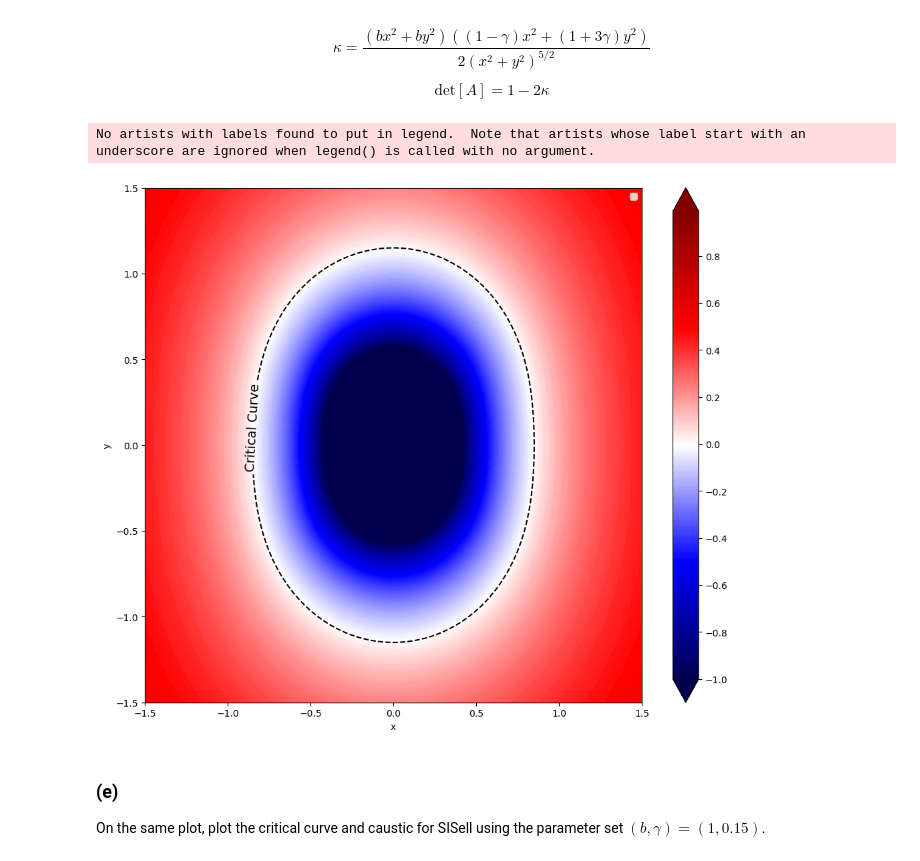
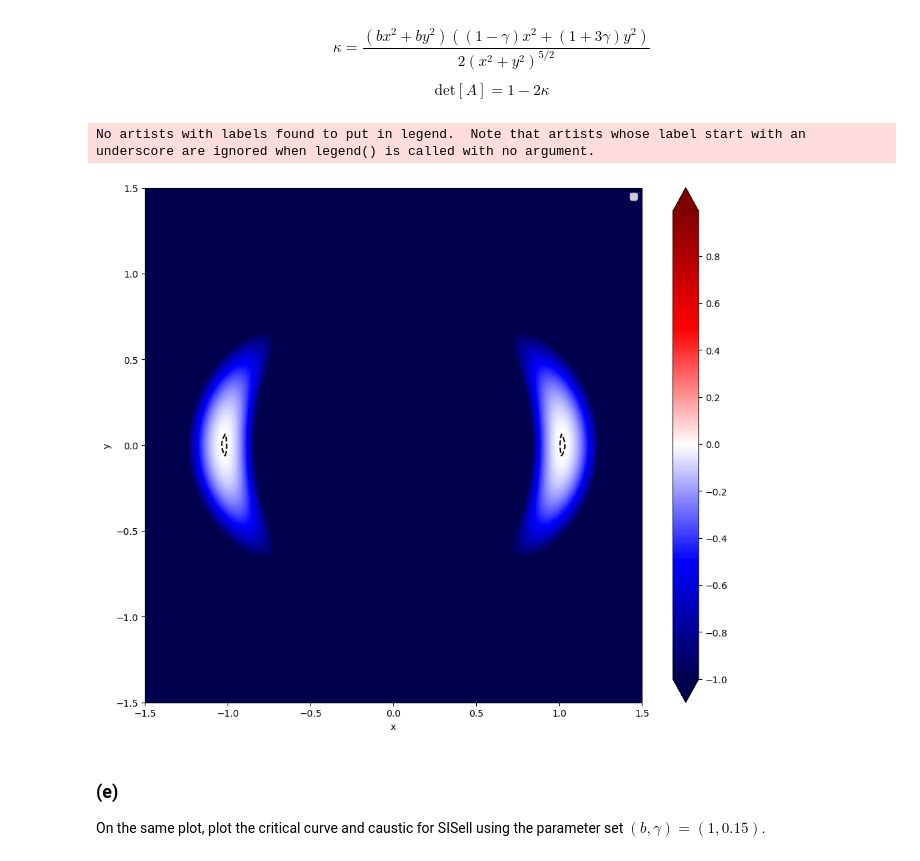
Before and after one commit to tylerbarna/AST8110, a Jupyter notebook: pset04/pset04.ipynb, the cells around one changed output. Cells and saved outputs as stored; diff of their text form; code cells hidden in the pictures.

```diff
--- a/pset04/pset04.ipynb
+++ b/pset04/pset04.ipynb
@@ -89,7 +89,10 @@ x,y = np.linspace(-1.5,1.5,100), np.linspace(-1.5,1.5,100)
 X,Y = np.meshgrid(x,y)
 
 def det(x,y,b,gamma): ## det
+    xx, yy = x**2, y**2
+    kappa = (b/2) * (xx+yy)**(-5/2) + ((xx+yy)**2 +3*gamma*(xx+yy)*yy-xx)
     det = (1 -  ((b*x**2+b*y**2)*((1-3*gamma)*x**2+(1+3*gamma)*y**2))/(x**2+y**2)**(5/2))
+    det = 1- 2*kappa
     return det
 
 def deflection(x,y,b,gamma): ## deflection
@@ -107,34 +110,34 @@ curve = ax.contour(X,Y,det(X,Y,b,gamma),levels=[0],colors='black',linestyles='da
 #curve2 = ax.contour(X,Y,deflection(X,Y,b,gamma),levels=[0],colors='black')
 # curve2 = ax.contour(X,Y,deflection(X,Y,b,gamma),levels=[0],colors='black')
 cbar = ax.contourf(X,Y,det(X,Y,b,gamma),np.arange(-1,1,.01),cmap='seismic',extend='both')
 
 defl_x, defl_y = deflection(x,y,b,gamma)
 X2, Y2 = np.meshgrid(x-defl_x,y-defl_y)
 
 # curve2 = ax.contour(X2,Y2,det(1/(X),1/(Y),b,gamma),levels=[0],colors='black')
 #ax.plot(X2,Y2)
 
 curveLabel = ['Critical Curve']
 fmt = {}
 for l, s in zip(curve.levels, curveLabel):
     fmt[l] = s
 ax.clabel(curve, curve.levels,fmt=fmt,inline=True,fontsize=14)
 curveLabel = ['Caustic']
 # fmt = {}
 # for l, s in zip(curve.levels, curveLabel):
 #     fmt[l] = s
 # ax.clabel(curve2, curve2.levels,fmt=fmt,inline=True,fontsize=14)
 
 fig.colorbar(cbar,ax=ax);
 ax.set_xlabel('x',fontsize=10)
 ax.set_ylabel('y',fontsize=10)
 
 ax.legend()
 
 plt.show()
 # %% [output]
 No artists with labels found to put in legend.  Note that artists whose label start with an underscore are ignored when legend() is called with no argument.
-[figure, old version]
+[figure, new version]
 # %% [markdown]
 ### (e)
 
```
Also changed, not shown: parts of 1 cell of this notebook.
